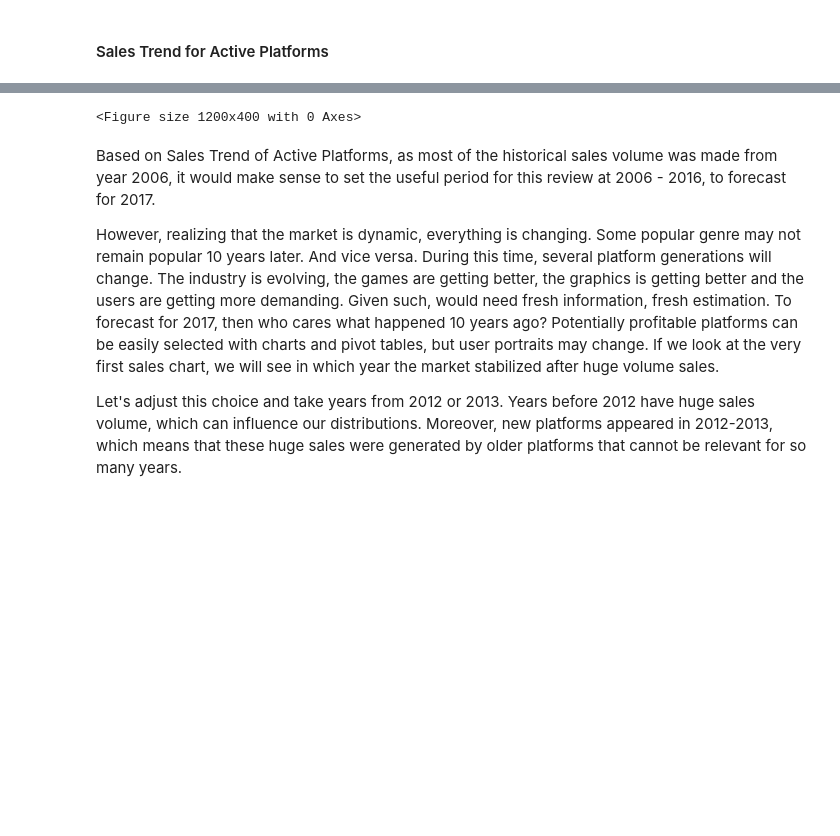
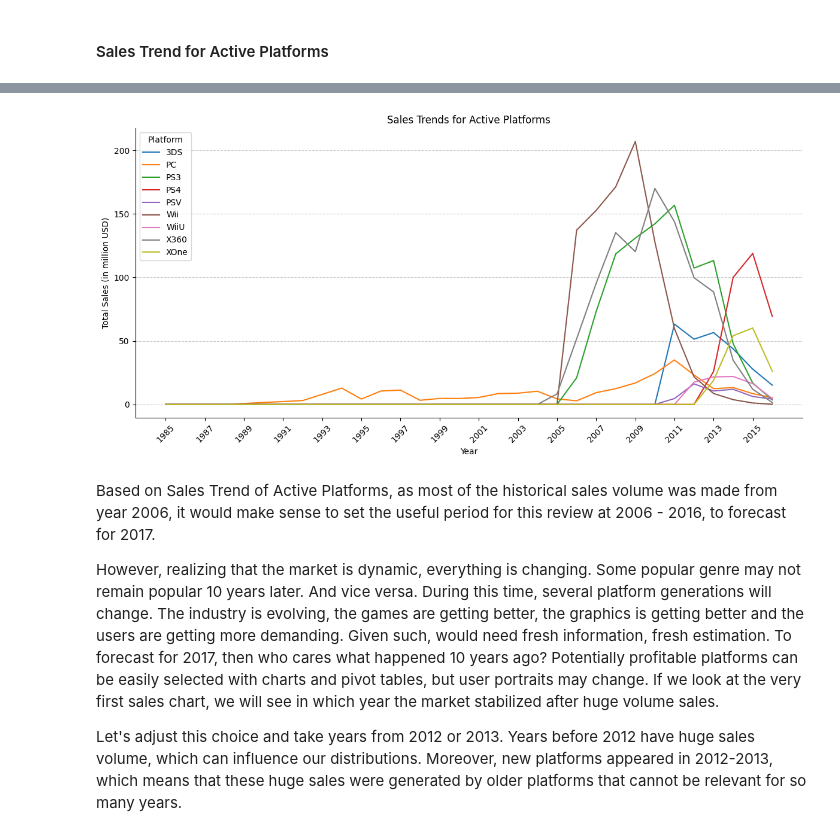
Before and after one commit to olu-fela/video_games_analysis, a Jupyter notebook: video_games_analysis.ipynb, the cells around one changed output, grey strips where cells are left out. Saved outputs shown, nothing was run; the diff lists cells and outputs as text; code cells hidden in the pictures; blank space fills up the shorter version.

```diff
--- a/video_games_analysis.ipynb
+++ b/video_games_analysis.ipynb
@@ -912,55 +905,47 @@ fig.show()
 # %%
-plt.figure(figsize=(12, 4))
-
 # Define the list of platforms to filter
 active_platforms_list = selected_platforms
 
 # Filter the dataframe to include only rows where platform is in the list
 filtered_df = df[df['platform'].isin(active_platforms_list)]
 
 # Create the pivot table for the filtered data
 sales_by_platform = filtered_df.pivot_table(
     index='year_of_release',
     columns='platform',
     values='total_sales',
     aggfunc='sum'
 ).fillna(0)
 
 # Plot the sales trends for the active platforms
-# Create a Plotly figure
-fig = go.Figure()
+plt.figure(figsize=(12, 6))
 
-# Add a line for each platform in the active platforms list
+# Plot a line for each platform in the active platforms list
 for platform in active_platforms_list:
-    fig.add_trace(go.Scatter(
+    sns.lineplot(
         x=sales_by_platform.index,
         y=sales_by_platform[platform],
-        mode='lines',
-        name=platform
-    ))
+        label=platform
+    )
+
+# Set titles and labels
+plt.title("Sales Trends for Active Platforms")
+plt.xlabel("Year")
+plt.ylabel("Total Sales (in million USD)")
+plt.legend(title="Platform")
+plt.gca().spines["top"].set_visible(False)
+plt.gca().spines["right"].set_visible(False)
+plt.grid(axis='y', linestyle='--', alpha=0.7)
 
 # Set x-axis tick values every 2 years
 tick_values = list(range(int(sales_by_platform.index.min()), int(sales_by_platform.index.max()) + 1, 2))
-
-# Update the layout
-fig.update_layout(
-    title="Sales Trends for Active Platforms",
-    xaxis_title="Year",
-    yaxis_title="Total Sales (in million USD)",
-    legend_title="Platform",
-    hovermode="x unified",
-    xaxis=dict(
-        tickmode="array",
-        tickvals=tick_values,
-        ticktext=[str(year) for year in tick_values]
-    )
-)
-
+plt.xticks(tick_values, labels=[str(year) for year in tick_values], rotation=45)
 
 # Show the plot
-fig.show()
+plt.tight_layout()
+plt.show()
 # %% [output]
-<Figure size 1200x400 with 0 Axes>
+[figure, added]
 # %% [markdown]
 Based on Sales Trend of Active Platforms, as most of the historical sales volume was made from year 2006, it would make sense to set the useful period for this review at 2006 - 2016, to forecast for 2017.
 
```
Also changed, not shown: parts of 8 cells of this notebook.
